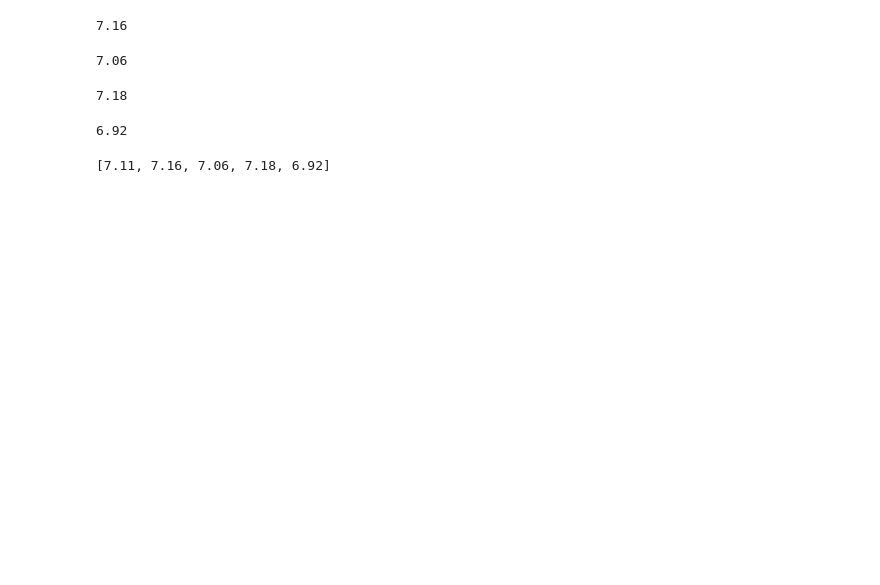
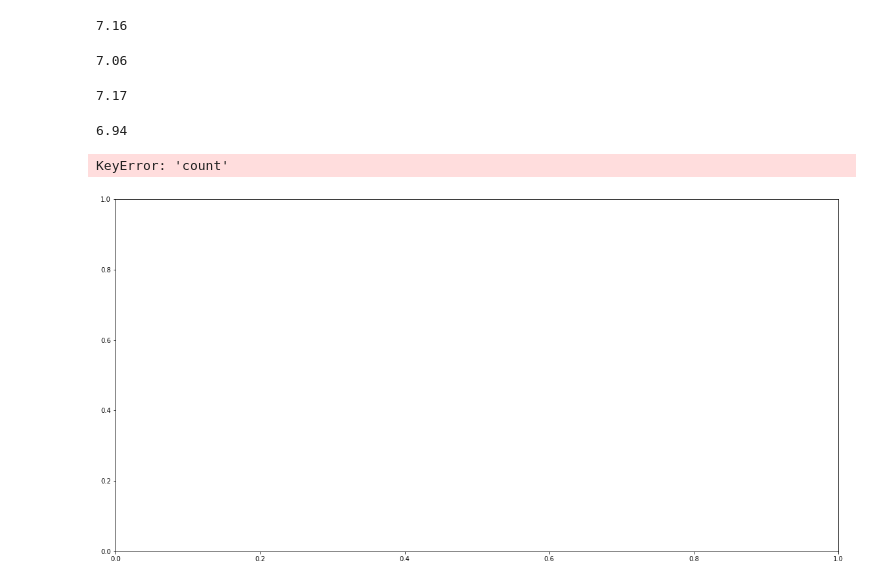
Before and after one commit to jtslater2/old_fashioned, a Jupyter notebook: Scripts/Brian_IMDB.ipynb, the cells around one changed output. Saved outputs shown, nothing was run; the diff lists cells and outputs as text; code cells hidden in the pictures; blank space fills up the shorter version.

```diff
--- a/Scripts/Brian_IMDB.ipynb
+++ b/Scripts/Brian_IMDB.ipynb
@@ -90,3 +93,28 @@ print(len(df_disney))
 1517
 1307
 169
+# %%
+df_netflix = df_netflix[['IMDb', 'Netflix']]
+df_netflix['Netflix'] = df_netflix['Netflix'].replace([1], 'netflix')
+df_netflix.columns = ['IMDB', 'Source']
+
+
+df_hulu = df_hulu[['IMDb', 'Hulu']]
+df_hulu['Hulu'] = df_hulu['Hulu'].replace([1], 'hulu')
+df_hulu.columns = ['IMDB', 'Source']
+
+df_prime_video = df_prime_video[['IMDb', 'Prime Video']]
+df_prime_video['Prime Video'] = df_prime_video['Prime Video'].replace([1], 'prime')
+df_prime_video.columns = ['IMDB', 'Source']
+
+
+df_disney = df_disney[['IMDb', 'Disney+']]
+df_disney ['Disney+'] = df_disney ['Disney+'].replace([1], 'disney')
+df_disney.columns = ['IMDB', 'Source']
+
+
+#df['column name'] = df['column name'].replace(['old value'],'new value')
+print(df_netflix)
+print(df_hulu)
+print(df_prime_video)
+print(df_disney)
@@ -92,0 +139,5 @@ print(len(df_disney))
+# %%
+imdb_df = pd.concat([df_netflix, df_hulu, df_prime_video,  df_disney], ignore_index=True, sort=False)
+imdb_df.dtypes
+imdb_df["IMDB"] =imdb_df["IMDB"].astype(str)
+imdb_df
@@ -104,18 +206,29 @@ hulu_tvshow_avg_IMDB
 7.06
 # %%
 #AVG IIMDB TV show rating for Prime Video
-prime_tvshow_avg_IMDB = round(df_prime_video["IMDb"].mean(),2)
+prime_tvshow_avg_IMDB = round(df_prime_video["IMDB"].mean(),2)
 prime_tvshow_avg_IMDB
 # %% [output]
-7.18
+7.17
 # %%
 #AVG IIMDB TV show rating for Disney+
-disney_tvshow_avg_IMDB = round(df_disney["IMDb"].mean(),2)
+disney_tvshow_avg_IMDB = round(df_disney["IMDB"].mean(),2)
 disney_tvshow_avg_IMDB
 # %% [output]
-6.92
+6.94
-# %%
-tvshows_IMDB_avgs = [overall_tvshow_avg_IMDB, netlix_tvshow_avg_IMDB, hulu_tvshow_avg_IMDB, prime_tvshow_avg_IMDB, disney_tvshow_avg_IMDB ]
-tvshows_IMDB_avgs
-# %% [output]
-[7.11, 7.16, 7.06, 7.18, 6.92]
+# %%
+fig, ax = plt.subplots(figsize=(20, 10))
+x = np.arange(len(imdb_df.Source.unique()))
+
+# Define bar width. We'll use this to offset the second bar.
+bar_width = 0.4
+
+# Note we add the `width` parameter now which sets the width of each bar.
+b1 = ax.bar(x, imdb_df.loc[imdb_df['IMDB'] ==1, 'count'],
+            width=bar_width)
+# Same thing, but offset the x by the width of the bar.
+b2 = ax.bar(x, imdb_df.loc[imdb_df['IMDB'] ==2, 'count'],
+            width=bar_width)
+# %% [output]
+KeyError: 'count'
+[figure, added]
```
Also changed, not shown: parts of 13 cells of this notebook.
